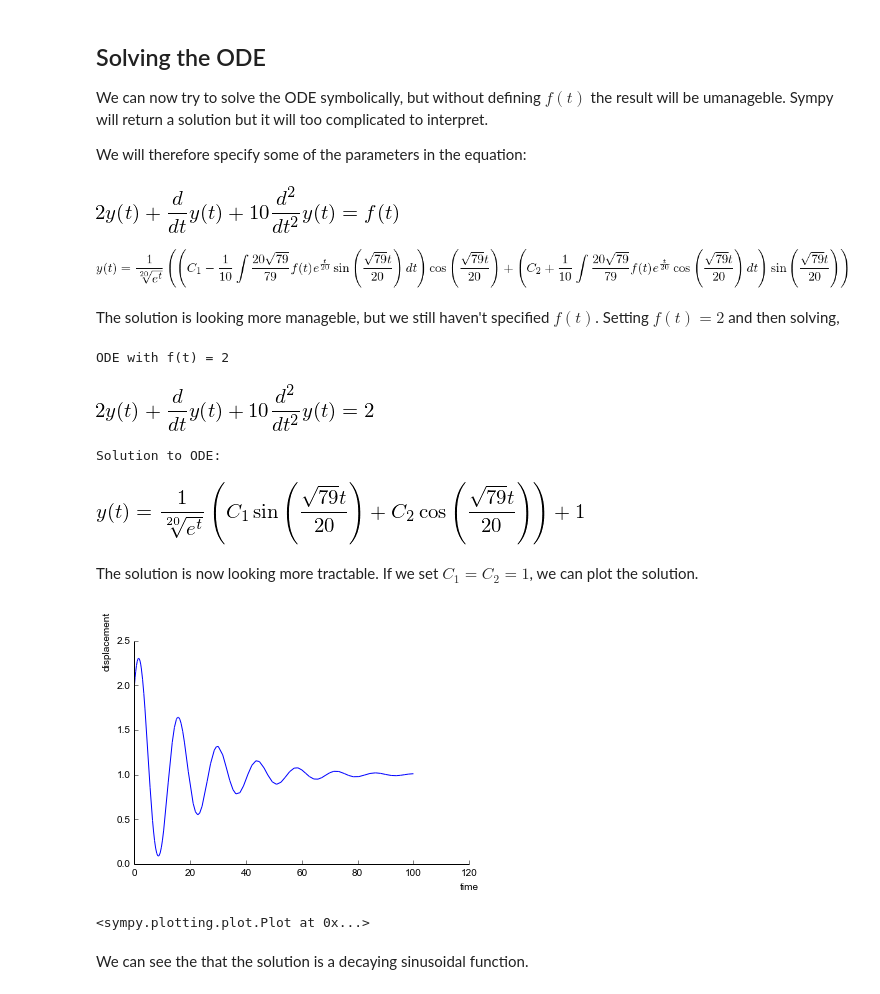
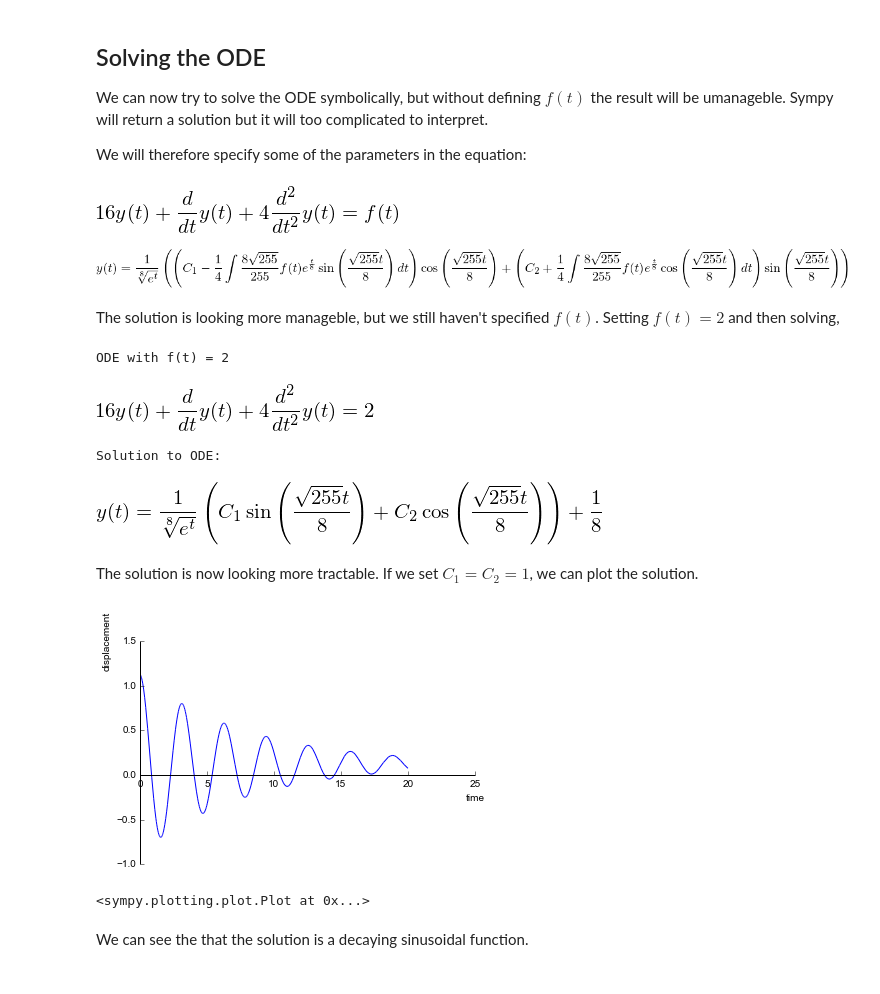
Before and after one commit to garth-wells/IA-maths-Jupyter, a Jupyter notebook: notebooks/Lecture3.ipynb, the cells around one changed output. Cells and saved outputs as stored; diff of their text form; code cells hidden in the pictures.

```diff
--- a/notebooks/Lecture3.ipynb
+++ b/notebooks/Lecture3.ipynb
@@ -76,36 +76,36 @@ We can now try to solve the ODE symbolically, but without defining $f(t)$ the re
 
 We will therefore specify some of the parameters in the equation:
 # %%
-eqn = eqn.subs(m, 10)
-eqn = eqn.subs(k, 2)
-eqn = eqn.subs(lmbda, 1)
-display(eqn)
-dsolve(eqn)
+m0, lmbda0, k0 = 4, 1, 16
+eqn1 = eqn.subs(m, m0).subs(k, k0).subs(lmbda, lmbda0)
+display(eqn1)
+
+dsolve(eqn1)
 # %% [output]
-[figure, old version]
+[figure, new version]
-[figure, old version]
+[figure, new version]
 # %% [markdown]
 The solution is looking more manageble, but we still haven't specified $f(t)$. Setting $f(t) = 2$ and then solving,
 # %%
-eqn1 = eqn.subs(f(t), 2)
+eqn1 = eqn1.subs(f(t), 2)
 print "ODE with f(t) = 2"
 display(eqn1)
 
-y = dsolve(eqn1, y(t))
+ys = dsolve(eqn1, y(t))
 print "Solution to ODE:"
-display(y)
+display(ys)
 # %% [output]
 ODE with f(t) = 2
-[figure, old version]
+[figure, new version]
 Solution to ODE:
-[figure, old version]
+[figure, new version]
 # %% [markdown]
 The solution is now looking more tractable. If we set $C_{1} = C_{2} = 1$, we can plot the solution.
 # %%
-y = y.subs('C1', 0).subs('C2', 1)
-plot(y.args[1], (t, 0.0, 100.0), xlabel="time", ylabel="displacement")
+ys = ys.subs('C1', 0).subs('C2', 1)
+plot(ys.args[1], (t, 0.0, 20.0), xlabel="time", ylabel="displacement")
 # %% [output]
-[figure, old version]
+[figure, new version]
 <sympy.plotting.plot.Plot at 0x...>
 # %% [markdown]
 We can see the that the solution is a decaying sinusoidal function.
```
Also changed, not shown: parts of 8 cells of this notebook.
